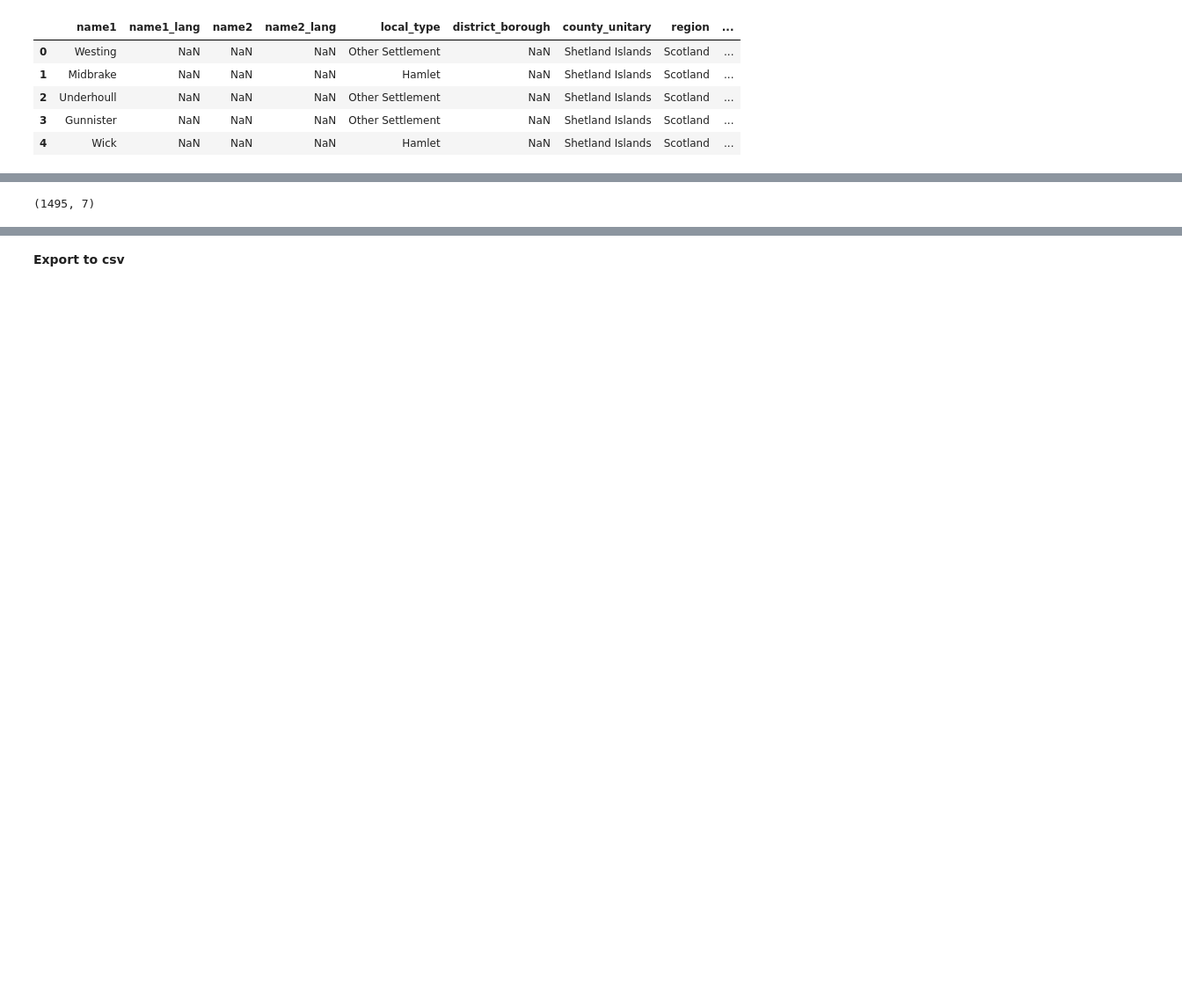
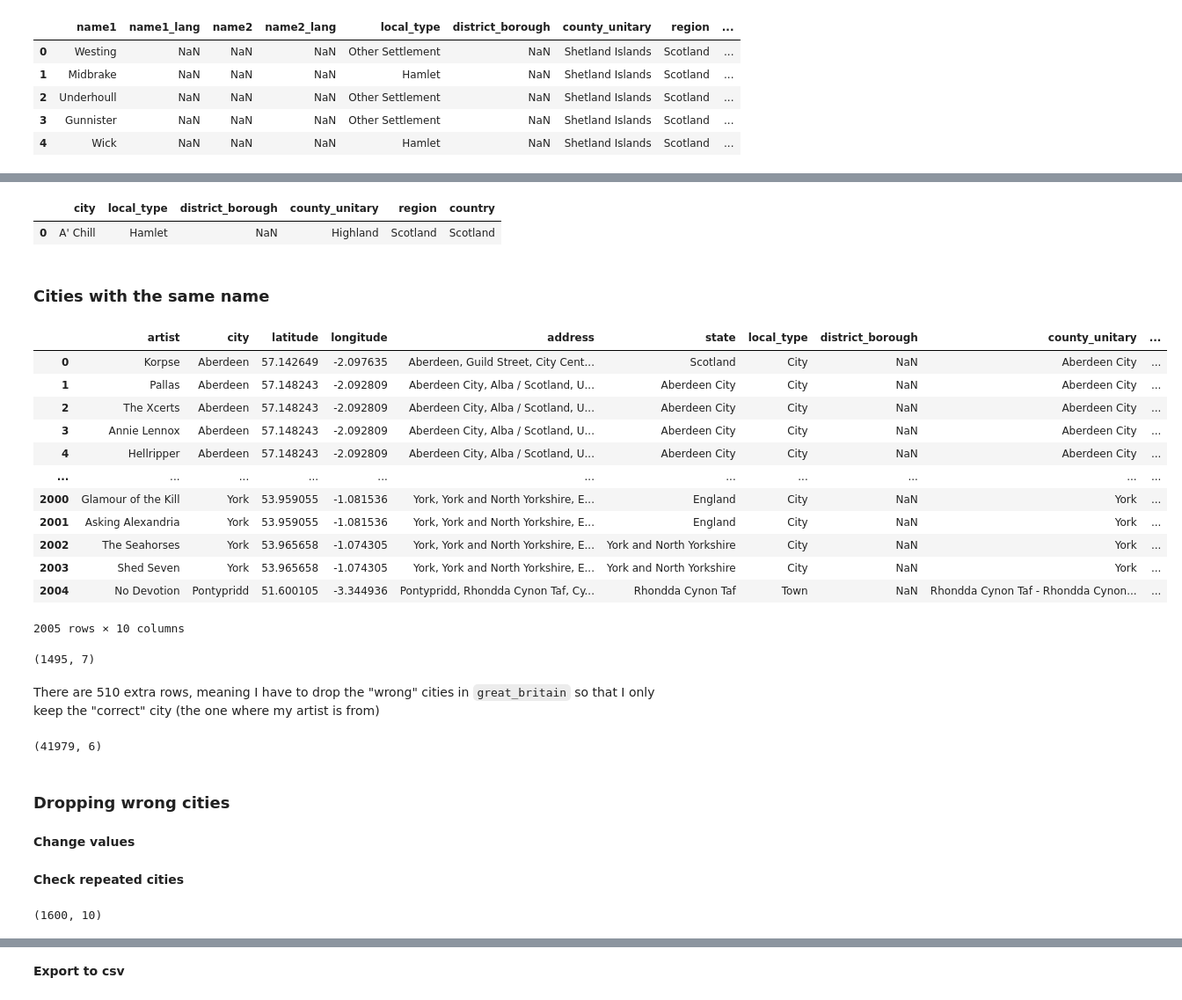
Before and after one commit to arnauog/what_the_rock, a Jupyter notebook: 4 geopy_origins.ipynb, the cells around one changed output, grey strips where cells are left out. Shown: that part at 88% size. Saved outputs shown, nothing was run; the diff lists cells and outputs as text; code cells hidden in the pictures; blank space fills up the shorter version.

```diff
--- a/4 geopy_origins.ipynb
+++ b/4 geopy_origins.ipynb
@@ -2843,0 +2810,4 @@ array(['Scotland', 'Aberdeen City', 'Wales', 'England', 'Leicestershire',
+# %%
+# now I can drop these columns, they don't contain any more information that I want
+great_britain.drop(columns=['name1_lang', 'name2', 'name2_lang'], inplace=True)
+great_britain
@@ -2844,4 +2828,48 @@ array(['Scotland', 'Aberdeen City', 'Wales', 'England', 'Leicestershire',
+# %%
+# change the name of the column
+great_britain.rename({'name1': 'city'}, axis=1, inplace=True)
+
+# sort it alphabetically by the city names and regions so they are groupped
+great_britain.sort_values(['city', 'region'], inplace=True)
+great_britain.reset_index(drop=True, inplace=True)
+
+# check it has been changed correctly
+great_britain.head(1)
+# %% [output]
+|  | city | local_type | district_borough | county_unitary | region | country |
+| 0 | A' Chill | Hamlet | NaN | Highland | Scotland | Scotland |
+# %% [markdown]
+### **Cities with the same name**
+# %%
+merge_test = (pd.merge(df_coordinates_uk, great_britain, on='city')
+.drop(columns=['country_x', 'country_y'])
+)
+merge_test
+# %% [output]
+|  | artist | city | latitude | longitude | address | state | local_type | district_borough | county_unitary | ... |
+| 0 | Korpse | Aberdeen | 57.142649 | -2.097635 | Aberdeen, Guild Street, City Cent... | Scotland | City | NaN | Aberdeen City | ... |
+| 1 | Pallas | Aberdeen | 57.148243 | -2.092809 | Aberdeen City, Alba / Scotland, U... | Aberdeen City | City | NaN | Aberdeen City | ... |
+| 2 | The Xcerts | Aberdeen | 57.148243 | -2.092809 | Aberdeen City, Alba / Scotland, U... | Aberdeen City | City | NaN | Aberdeen City | ... |
+| 3 | Annie Lennox | Aberdeen | 57.148243 | -2.092809 | Aberdeen City, Alba / Scotland, U... | Aberdeen City | City | NaN | Aberdeen City | ... |
+| 4 | Hellripper | Aberdeen | 57.148243 | -2.092809 | Aberdeen City, Alba / Scotland, U... | Aberdeen City | City | NaN | Aberdeen City | ... |
+| ... | ... | ... | ... | ... | ... | ... | ... | ... | ... | ... |
+| 2000 | Glamour of the Kill | York | 53.959055 | -1.081536 | York, York and North Yorkshire, E... | England | City | NaN | York | ... |
+| 2001 | Asking Alexandria | York | 53.959055 | -1.081536 | York, York and North Yorkshire, E... | England | City | NaN | York | ... |
+| 2002 | The Seahorses | York | 53.965658 | -1.074305 | York, York and North Yorkshire, E... | York and North Yorkshire | City | NaN | York | ... |
+| 2003 | Shed Seven | York | 53.965658 | -1.074305 | York, York and North Yorkshire, E... | York and North Yorkshire | City | NaN | York | ... |
+| 2004 | No Devotion | Pontypridd | 51.600105 | -3.344936 | Pontypridd, Rhondda Cynon Taf, Cy... | Rhondda Cynon Taf | Town | NaN | Rhondda Cynon Taf - Rhondda Cynon... | ... |
+2005 rows × 10 columns
 # %%
 df_coordinates_uk.shape
 # %% [output]
 (1495, 7)
+# %% [markdown]
+There are 510 extra rows, meaning I have to drop the "wrong" cities in ``great_britain`` so that I only keep the "correct" city (the one where my artist is from)
+# %%
+great_britain.shape
+# %% [output]
+(41979, 6)
+# %% [markdown]
+### **Dropping wrong cities**
+# %% [markdown]
+**Change values**
@@ -2847,0 +2888,10 @@ df_coordinates_uk.shape
+# %% [markdown]
+**Check repeated cities**
+# %%
+# define again the merged df so it keeps updating as we delete wrong cities
+merge_test = (pd.merge(df_coordinates_uk, great_britain, on='city')
+.drop(columns=['country_x', 'country_y'])
+)
+merge_test.shape
+# %% [output]
+(1600, 10)
```
Also changed, not shown: parts of 43 cells of this notebook, 12 other files.
